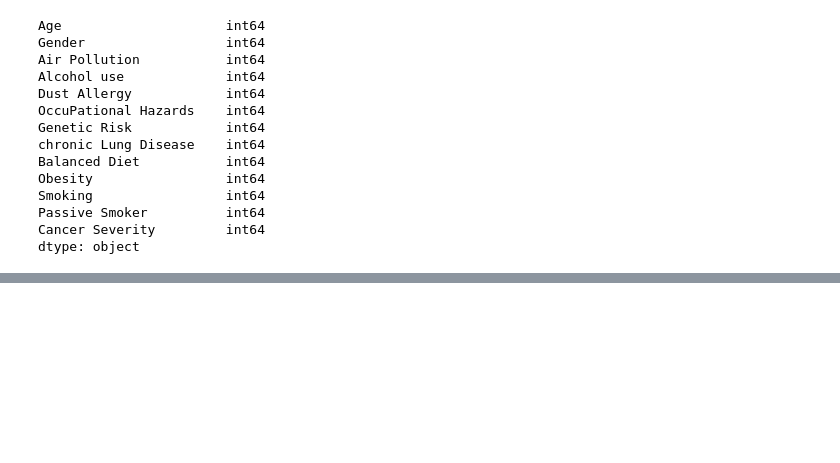
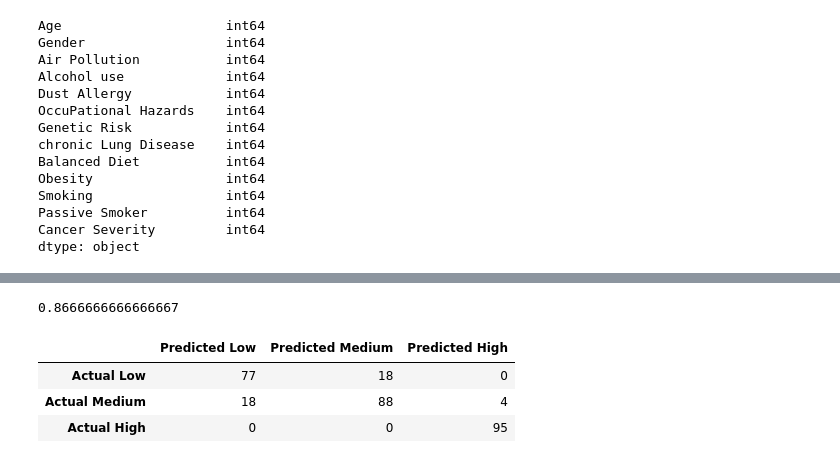
Before and after one commit to shaneabbley/Capstone_Project, a Jupyter notebook: training_model.ipynb, the cells around one changed output, grey strips where cells are left out. Drawn from its saved outputs; the diff is of its cells as text; code cells hidden in the pictures; blank space fills up the shorter version.

```diff
--- a/training_model.ipynb
+++ b/training_model.ipynb
@@ -95,0 +142,23 @@ ValueError: could not convert string to float: 'P42'
+# %%
+from sklearn.metrics import accuracy_score
+print(accuracy_score(y_test, y_pred))
+# %% [output]
+0.8666666666666667
+# %%
+from sklearn.metrics import confusion_matrix, classification_report
+matrix = confusion_matrix(y_test, y_pred)
+
+# Calculating the confusion matrix
+#cm = confusion_matrix(y_test, predictions)
+
+
+# Create a DataFrame from the confusion matrix.
+cm_df = pd.DataFrame(
+    matrix, index=["Actual Low", "Actual Medium", "Actual High"], columns=["Predicted Low", "Predicted Medium", "Predicted High"])
+
+cm_df
+# %% [output]
+|  | Predicted Low | Predicted Medium | Predicted High |
+| Actual Low | 77 | 18 | 0 |
+| Actual Medium | 18 | 88 | 4 |
+| Actual High | 0 | 0 | 95 |
```
Also changed, not shown: parts of 18 cells of this notebook, 2 other files.
